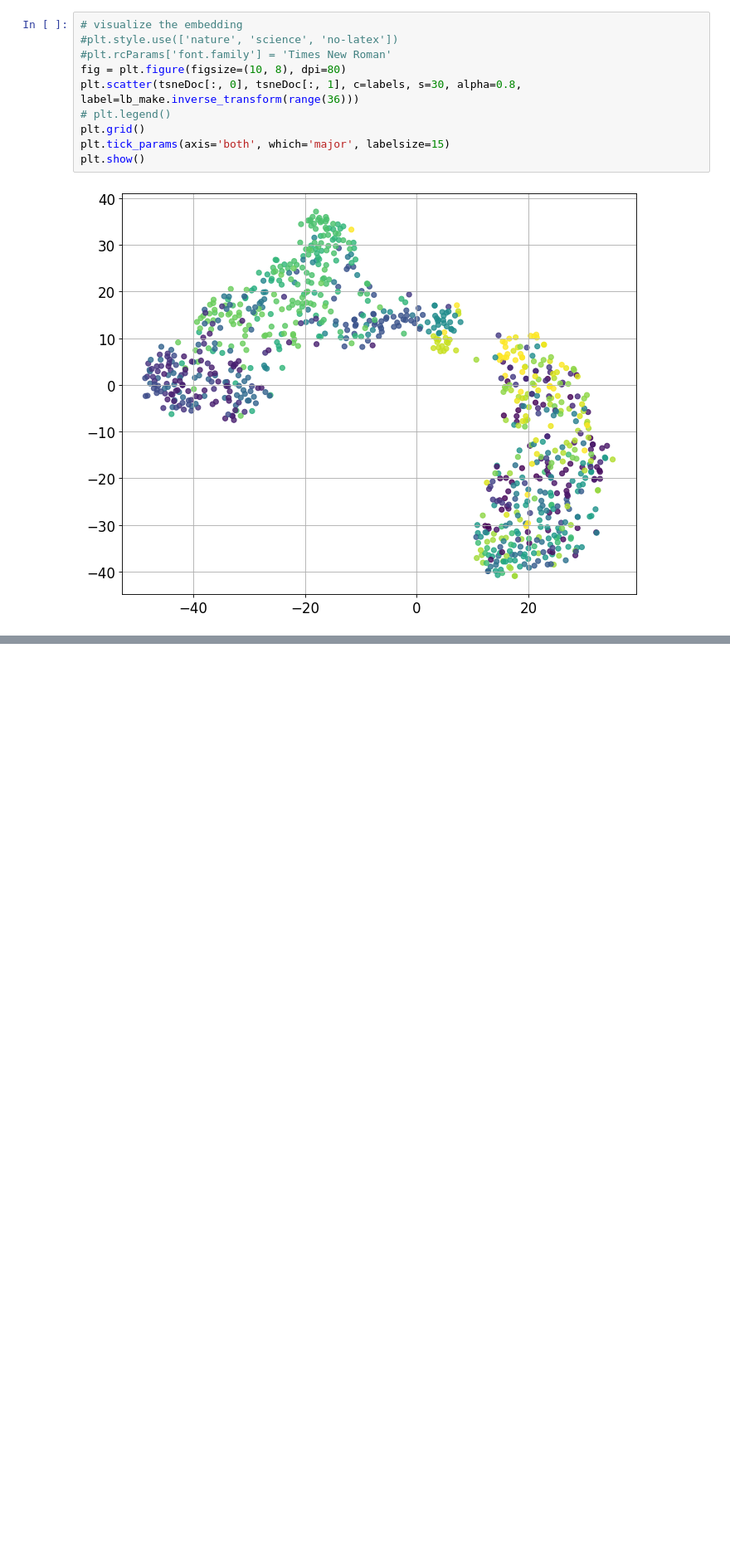
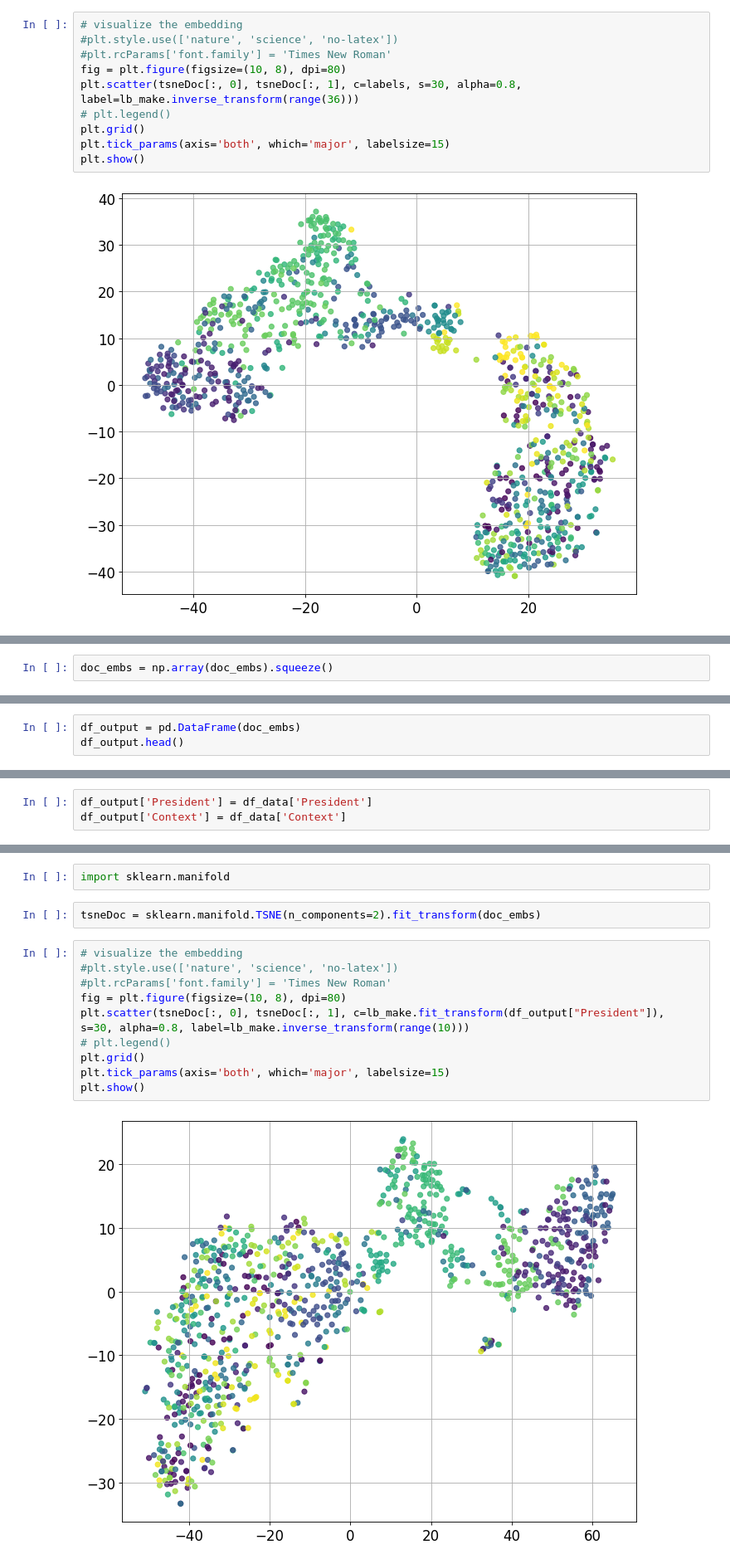
Before and after one commit to ShiyangLai/Political-Speech-Deep-Learning-Final-Project, a Jupyter notebook: notebook/Bert_presidental_speech.ipynb, the cells around one changed output, grey strips where cells are left out. Shown at 83% size. Cells and saved outputs as stored; diff of their text form; blank space fills up the shorter version.

```diff
--- a/notebook/Bert_presidental_speech.ipynb
+++ b/notebook/Bert_presidental_speech.ipynb
@@ -1056,0 +1581,2 @@ plt.show()
+# %%
+doc_embs = np.array(doc_embs).squeeze()
@@ -1056,0 +1587,3 @@ plt.show()
+# %%
+df_output = pd.DataFrame(doc_embs)
+df_output.head()
@@ -1056,0 +1598,3 @@ plt.show()
+# %%
+df_output['President'] = df_data['President']
+df_output['Context'] = df_data['Context']
@@ -1056,0 +1650,16 @@ plt.show()
+# %%
+import sklearn.manifold
+# %%
+tsneDoc = sklearn.manifold.TSNE(n_components=2).fit_transform(doc_embs)
+# %%
+# visualize the embedding
+#plt.style.use(['nature', 'science', 'no-latex'])
+#plt.rcParams['font.family'] = 'Times New Roman'
+fig = plt.figure(figsize=(10, 8), dpi=80)
+plt.scatter(tsneDoc[:, 0], tsneDoc[:, 1], c=lb_make.fit_transform(df_output["President"]), s=30, alpha=0.8, label=lb_make.inverse_transform(range(10)))
+# plt.legend()
+plt.grid()
+plt.tick_params(axis='both', which='major', labelsize=15)
+plt.show()
+# %% [output]
+[figure, added]
```
Also changed, not shown: parts of 76 cells of this notebook, 1 other file.
